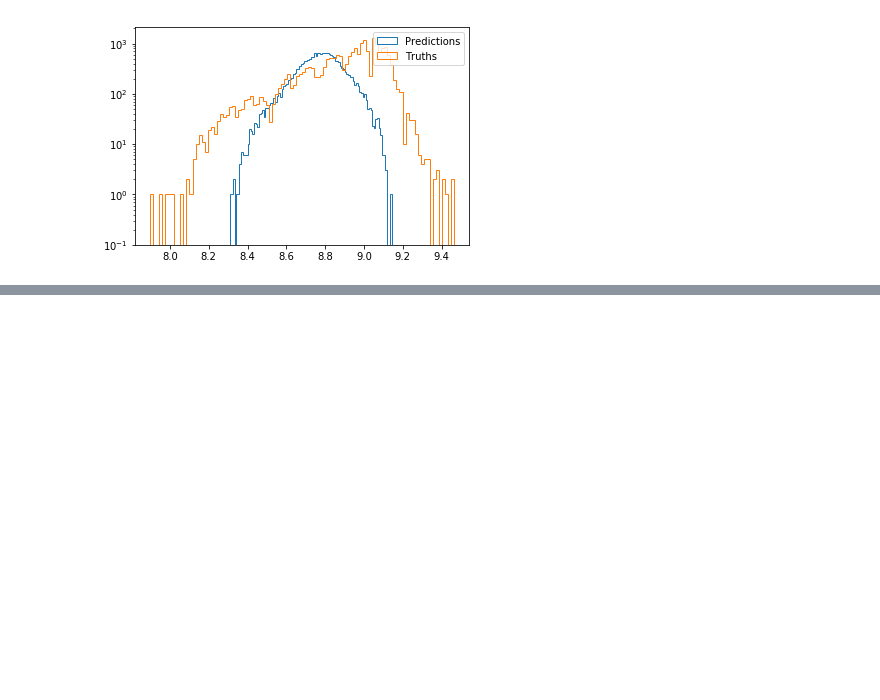
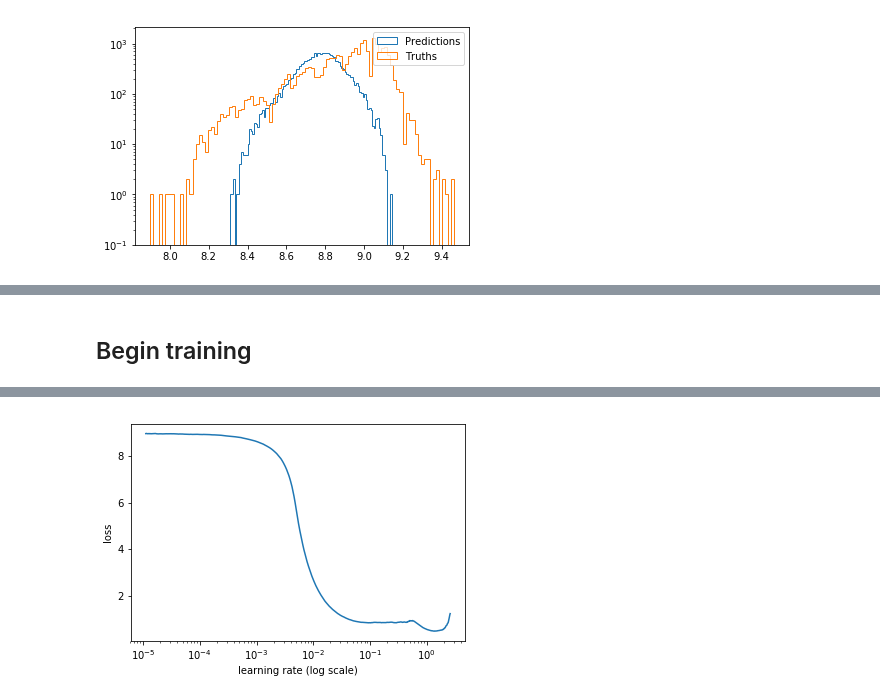
Before and after one commit to jwuphysics/galaxy-cnns, a Jupyter notebook: notebook/8. Making predictions on grayscale images.ipynb, the cells around one changed output, grey strips where cells are left out. Cells and saved outputs as stored; diff of their text form; code cells hidden in the pictures; blank space fills up the shorter version.

```diff
--- a/notebook/8. Making predictions on grayscale images.ipynb
+++ b/notebook/8. Making predictions on grayscale images.ipynb
@@ -229,0 +230,6 @@ plt.legend();
+# %%
+sz = 128
+bs = 512
+arch = resnet34
+
+train_label_csv = f'{PATH}/catalogs/train-r-metaldist.csv'
@@ -230,3 +244,11 @@ plt.legend();
+# %%
+df = pd.read_csv(train_label_csv, index_col=0)
+
+val_idxs = get_cv_idxs(len(df))
+# %%
+trn_tfms, val_tfms = tfms_from_model(arch, sz, aug_tfms=transforms_top_down, max_zoom=1.05)
+data = ImageClassifierData.from_multiclass_csv(PATH, 'train-r', train_label_csv, tfms=(trn_tfms, val_tfms),
+                    suffix='.jpg', val_idxs=val_idxs, test_name='test-r', num_workers=8)
 # %%
 learn = ConvLearner.pretrained(arch, data, precompute=False)
 
@@ -235,3 +257,9 @@ def rmse(x, y):
 
 metrics = [rmse]
 learn.crit = rmse
+# %% [markdown]
+## Begin training
+# %%
+learn.lr_find()
+learn.sched.plot()
+# %% [output]
@@ -237,0 +267 @@ learn.crit = rmse
+[figure, added]
```
Also changed, not shown: parts of 22 cells of this notebook, 3 other files.
